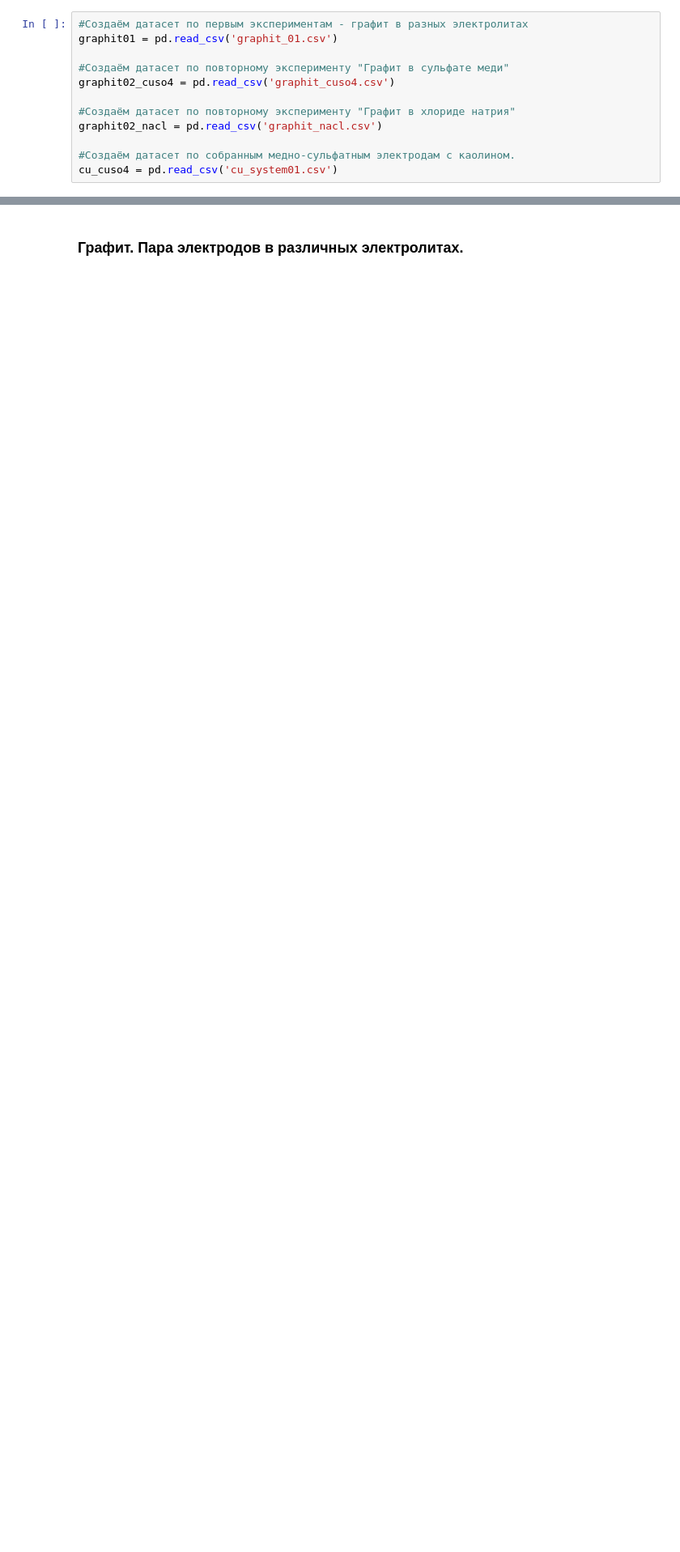
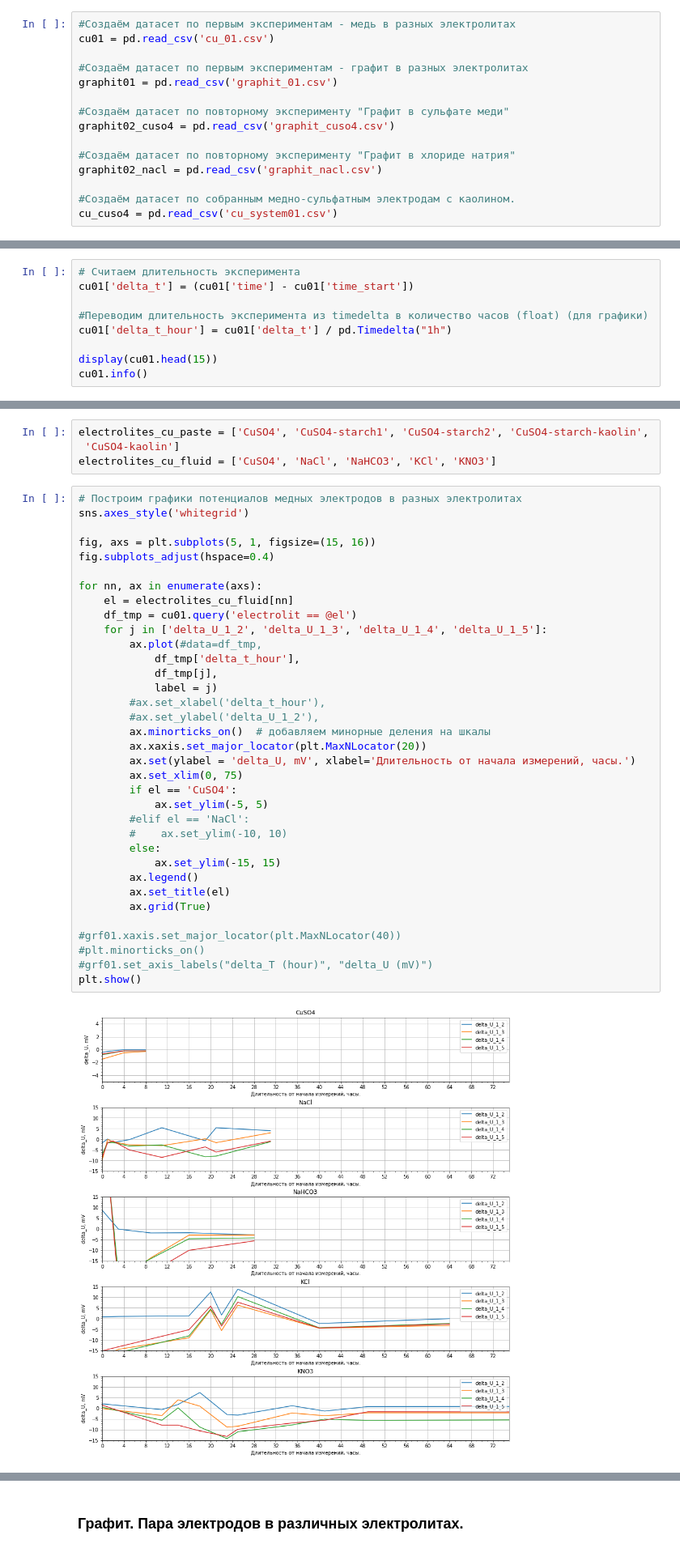
Before and after one commit to Kuyumba/electrodes, a Jupyter notebook: electrodes.ipynb, the cells around one changed output, grey strips where cells are left out. Shown at 81% size. Drawn from its saved outputs; the diff is of its cells as text; blank space fills up the shorter version.

Commit message:
редактирование текста статьи и jpynb от 24.06.25 - добавлены графики по меди

```diff
--- a/electrodes.ipynb
+++ b/electrodes.ipynb
@@ -11,6 +11,9 @@ pd.options.display.max_columns = 50
 import matplotlib.pyplot as plt
 import seaborn as sns
 # %%
+#Создаём датасет по первым экспериментам - медь в разных электролитах
+cu01 = pd.read_csv('cu_01.csv')
+
 #Создаём датасет по первым экспериментам - графит в разных электролитах
 graphit01 = pd.read_csv('graphit_01.csv')
 
@@ -24,0 +123,9 @@ cu_cuso4 = pd.read_csv('cu_system01.csv')
+# %%
+# Считаем длительность эксперимента
+cu01['delta_t'] = (cu01['time'] - cu01['time_start'])
+
+#Переводим длительность эксперимента из timedelta в количество часов (float) (для графики)
+cu01['delta_t_hour'] = cu01['delta_t'] / pd.Timedelta("1h")
+
+display(cu01.head(15))
+cu01.info()
@@ -24,0 +166,41 @@ cu_cuso4 = pd.read_csv('cu_system01.csv')
+# %%
+electrolites_cu_paste = ['CuSO4', 'CuSO4-starch1', 'CuSO4-starch2', 'CuSO4-starch-kaolin',
+ 'CuSO4-kaolin']
+electrolites_cu_fluid = ['CuSO4', 'NaCl', 'NaHCO3', 'KCl', 'KNO3']
+# %%
+# Построим графики потенциалов медных электродов в разных электролитах
+sns.axes_style('whitegrid')
+
+fig, axs = plt.subplots(5, 1, figsize=(15, 16))
+fig.subplots_adjust(hspace=0.4)
+
+for nn, ax in enumerate(axs):
+    el = electrolites_cu_fluid[nn]
+    df_tmp = cu01.query('electrolit == @el')
+    for j in ['delta_U_1_2', 'delta_U_1_3', 'delta_U_1_4', 'delta_U_1_5']:
+        ax.plot(#data=df_tmp,
+            df_tmp['delta_t_hour'],
+            df_tmp[j],
+            label = j)
+        #ax.set_xlabel('delta_t_hour'),
+        #ax.set_ylabel('delta_U_1_2'),
+        ax.minorticks_on()  # добавляем минорные деления на шкалы
+        ax.xaxis.set_major_locator(plt.MaxNLocator(20))
+        ax.set(ylabel = 'delta_U, mV', xlabel='Длительность от начала измерений, часы.')
+        ax.set_xlim(0, 75)
+        if el == 'CuSO4':
+            ax.set_ylim(-5, 5)
+        #elif el == 'NaCl':
+        #    ax.set_ylim(-10, 10)
+        else:
+            ax.set_ylim(-15, 15)
+        ax.legend()
+        ax.set_title(el)
+        ax.grid(True)
+
+#grf01.xaxis.set_major_locator(plt.MaxNLocator(40))
+#plt.minorticks_on()
+#grf01.set_axis_labels("delta_T (hour)", "delta_U (mV)")
+plt.show()
+# %% [output]
+[figure, added]
```
Also changed, not shown: parts of 7 cells of this notebook, 1 other file.
